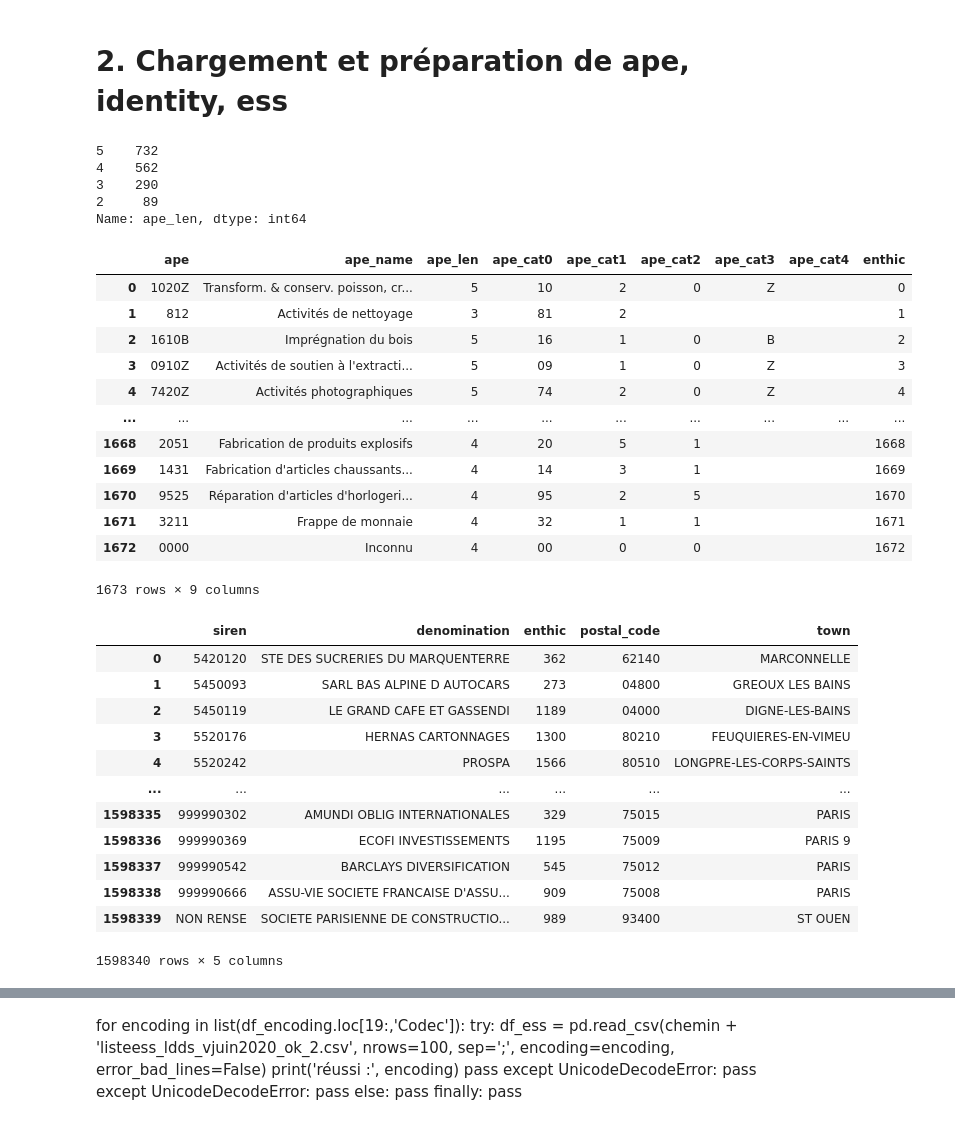
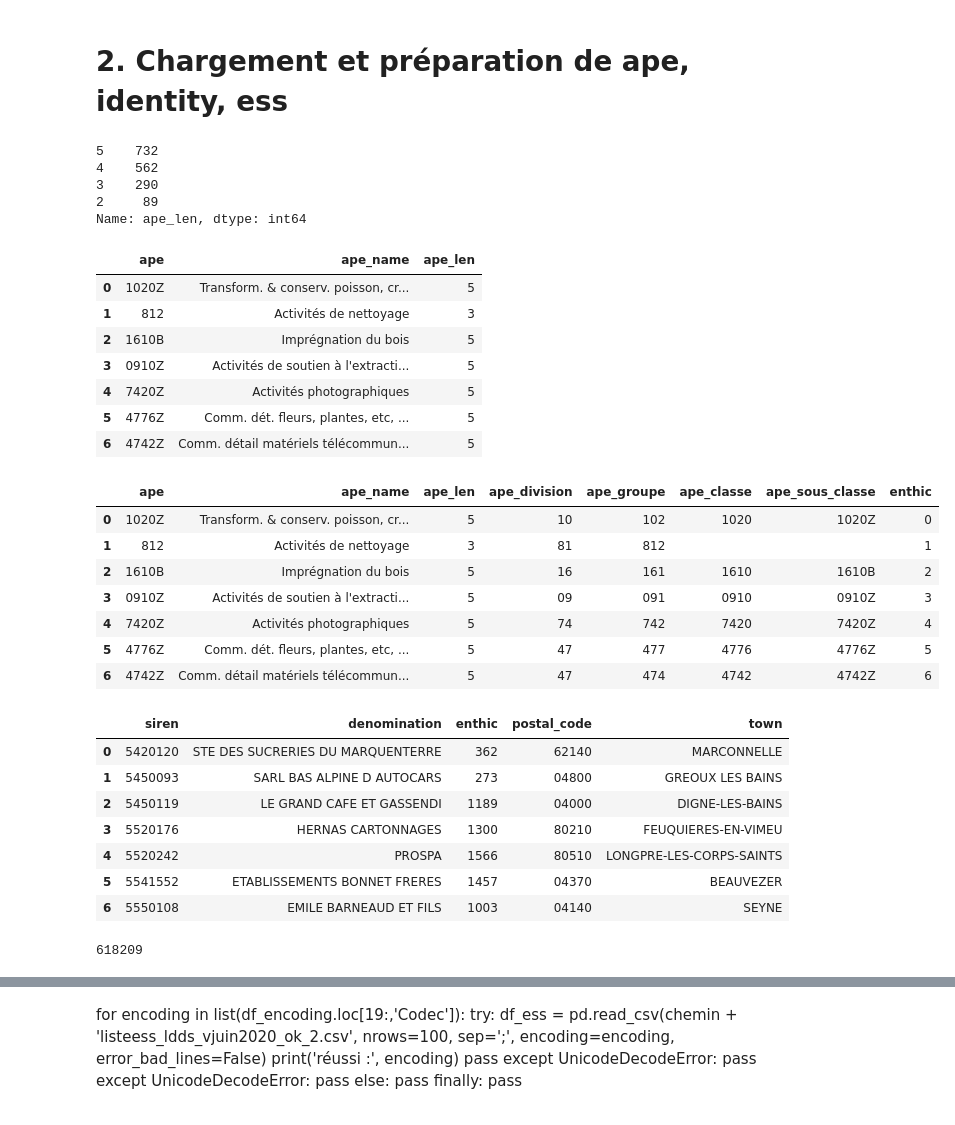
Before and after one commit to Enthic/enthic-data_analysis, a Jupyter notebook: Impact_score_préparation_des_données.ipynb, the cells around one changed output, grey strips where cells are left out. Drawn from its saved outputs; the diff is of its cells as text; code cells hidden in the pictures.

```diff
--- a/Impact_score_préparation_des_données.ipynb
+++ b/Impact_score_préparation_des_données.ipynb
@@ -150,45 +114,50 @@ ape = pd.read_json('http://api.enthic.fr/company/ape').transpose()
 ape.columns = ['ape', 'ape_name']
 ape['ape_len'] = ape['ape'].apply(lambda x: len(x))
 
-ape['ape_len'].value_counts()
+print(ape['ape_len'].value_counts())
+ape.head(7)
 # %% [output]
 5    732
 4    562
 3    290
 2     89
 Name: ape_len, dtype: int64
+|  | ape | ape_name | ape_len |
+| 0 | 1020Z | Transform. & conserv. poisson, cr... | 5 |
+| 1 | 812 | Activités de nettoyage | 3 |
+| 2 | 1610B | Imprégnation du bois | 5 |
+| 3 | 0910Z | Activités de soutien à l'extracti... | 5 |
+| 4 | 7420Z | Activités photographiques | 5 |
+| 5 | 4776Z | Comm. dét. fleurs, plantes, etc, ... | 5 |
+| 6 | 4742Z | Comm. détail matériels télécommun... | 5 |
 # %%
 # Définition des catégories des ape
 def get_cat(string, num):
   """ permet d'obtenir la catégorie de l'APE"""
-  string = str(string)
-  assert isinstance(string, str)
+  string = str(string)  # convertit les éventuels nombre en chaîne de caractère
   if num == 0:
     return string[0:2]
   elif len(string) > num+1:
-    return string[num+1]
+    return string[0:num+2]
   else :
     return ''
 
-for i in range(5):
-  ape['ape_cat' + str(i)] = ape['ape'].apply(lambda x: get_cat(x, i))
+ape['ape_division'] = ape['ape'].apply(lambda x: get_cat(x, 0))
+ape['ape_groupe'] = ape['ape'].apply(lambda x: get_cat(x, 1))
+ape['ape_classe'] = ape['ape'].apply(lambda x: get_cat(x, 2))
+ape['ape_sous_classe'] = ape['ape'].apply(lambda x: get_cat(x, 3))
 
 ape['enthic'] = ape.index
-ape
+ape.head(7)
 # %% [output]
-|  | ape | ape_name | ape_len | ape_cat0 | ape_cat1 | ape_cat2 | ape_cat3 | ape_cat4 | enthic |
-| 0 | 1020Z | Transform. & conserv. poisson, cr... | 5 | 10 | 2 | 0 | Z |  | 0 |
-| 1 | 812 | Activités de nettoyage | 3 | 81 | 2 |  |  |  | 1 |
-| 2 | 1610B | Imprégnation du bois | 5 | 16 | 1 | 0 | B |  | 2 |
-| 3 | 0910Z | Activités de soutien à l'extracti... | 5 | 09 | 1 | 0 | Z |  | 3 |
-| 4 | 7420Z | Activités photographiques | 5 | 74 | 2 | 0 | Z |  | 4 |
-| ... | ... | ... | ... | ... | ... | ... | ... | ... | ... |
-| 1668 | 2051 | Fabrication de produits explosifs | 4 | 20 | 5 | 1 |  |  | 1668 |
-| 1669 | 1431 | Fabrication d'articles chaussants... | 4 | 14 | 3 | 1 |  |  | 1669 |
-| 1670 | 9525 | Réparation d'articles d'horlogeri... | 4 | 95 | 2 | 5 |  |  | 1670 |
-| 1671 | 3211 | Frappe de monnaie | 4 | 32 | 1 | 1 |  |  | 1671 |
-| 1672 | 0000 | Inconnu | 4 | 00 | 0 | 0 |  |  | 1672 |
+|  | ape | ape_name | ape_len | ape_division | ape_groupe | ape_classe | ape_sous_classe | enthic |
+| 0 | 1020Z | Transform. & conserv. poisson, cr... | 5 | 10 | 102 | 1020 | 1020Z | 0 |
+| 1 | 812 | Activités de nettoyage | 3 | 81 | 812 |  |  | 1 |
+| 2 | 1610B | Imprégnation du bois | 5 | 16 | 161 | 1610 | 1610B | 2 |
+| 3 | 0910Z | Activités de soutien à l'extracti... | 5 | 09 | 091 | 0910 | 0910Z | 3 |
+| 4 | 7420Z | Activités photographiques | 5 | 74 | 742 | 7420 | 7420Z | 4 |
+| 5 | 4776Z | Comm. dét. fleurs, plantes, etc, ... | 5 | 47 | 477 | 4776 | 4776Z | 5 |
+| 6 | 4742Z | Comm. détail matériels télécommun... | 5 | 47 | 474 | 4742 | 4742Z | 6 |
-1673 rows × 9 columns
 # %%
 # Chargement de identity
 identity = pd.read_csv(chemin + 'identity.csv', sep=';', header=None,  index_col=False, names =['siren', 'denomination', 'enthic', 'postal_code','town'])
@@ -203,7 +172,7 @@ def numeriser(nombre):
 
 
 identity['enthic'] = identity['enthic'].apply(numeriser)
-identity
+identity.head(7)
 # %% [output]
 |  | siren | denomination | enthic | postal_code | town |
 | 0 | 5420120 | STE DES SUCRERIES DU MARQUENTERRE | 362 | 62140 | MARCONNELLE |
@@ -211,13 +180,12 @@ identity
 | 2 | 5450119 | LE GRAND CAFE ET GASSENDI | 1189 | 04000 | DIGNE-LES-BAINS |
 | 3 | 5520176 | HERNAS CARTONNAGES | 1300 | 80210 | FEUQUIERES-EN-VIMEU |
 | 4 | 5520242 | PROSPA | 1566 | 80510 | LONGPRE-LES-CORPS-SAINTS |
-| ... | ... | ... | ... | ... | ... |
-| 1598335 | 999990302 | AMUNDI OBLIG INTERNATIONALES | 329 | 75015 | PARIS |
-| 1598336 | 999990369 | ECOFI INVESTISSEMENTS | 1195 | 75009 | PARIS 9 |
-| 1598337 | 999990542 | BARCLAYS DIVERSIFICATION | 545 | 75012 | PARIS |
-| 1598338 | 999990666 | ASSU-VIE SOCIETE FRANCAISE D'ASSU... | 909 | 75008 | PARIS |
-| 1598339 | NON RENSE | SOCIETE PARISIENNE DE CONSTRUCTIO... | 989 | 93400 | ST OUEN |
+| 5 | 5541552 | ETABLISSEMENTS BONNET FRERES | 1457 | 04370 | BEAUVEZER |
+| 6 | 5550108 | EMILE BARNEAUD ET FILS | 1003 | 04140 | SEYNE |
-1598340 rows × 5 columns
+# %%
+bundle['siren'].nunique()
+# %% [output]
+618209
 # %%
 # Chargement de la liste des entreprises de l'ESS
 df_ess = pd.read_csv(chemin + 'listeess_ldds_vjuin2020_ok_2.csv', sep=';', encoding='iso8859_16')
```
Also changed, not shown: parts of 10 cells of this notebook.
